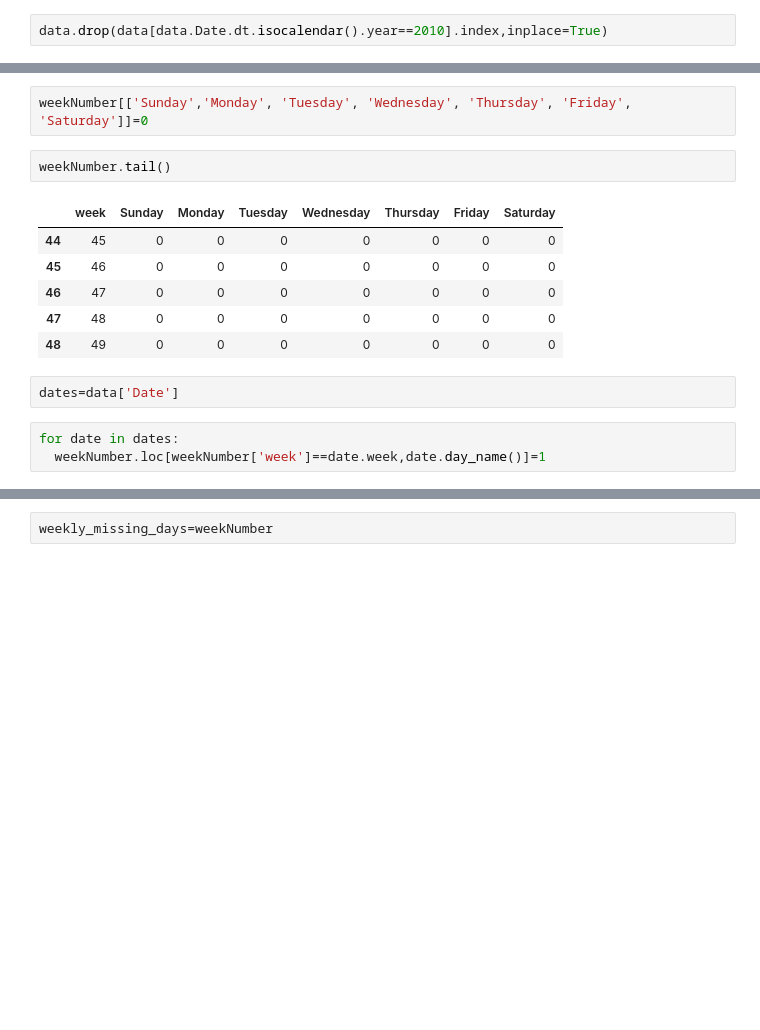
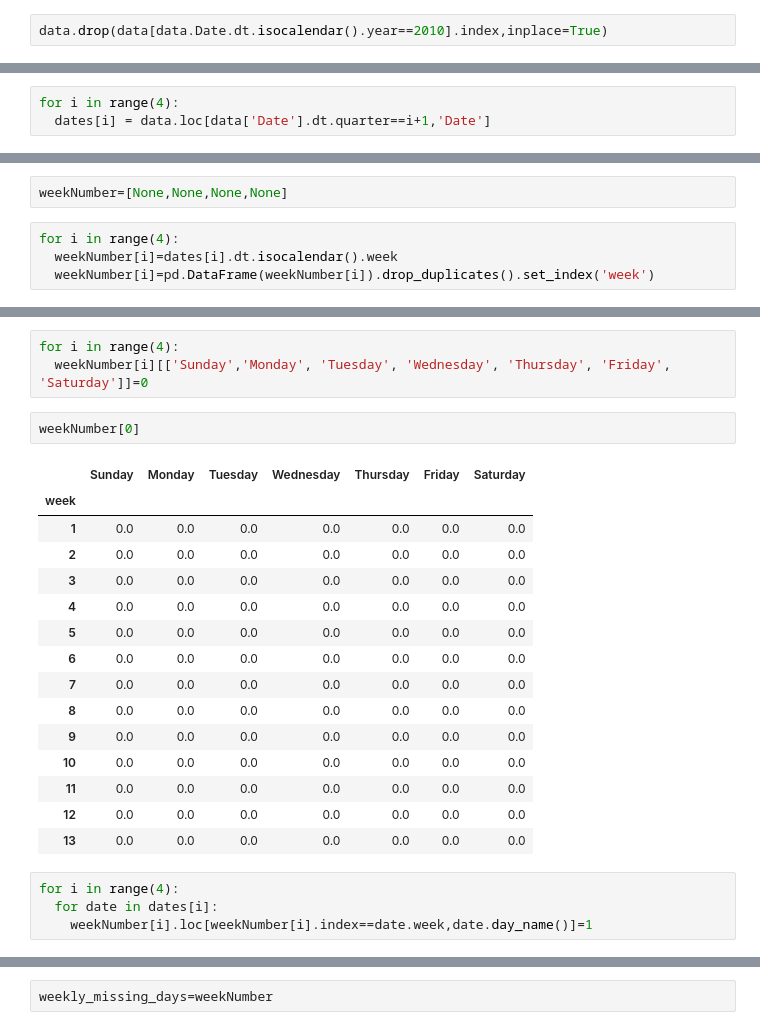
Before and after one commit to rajivsam/cmi_count_data_modeling, a Jupyter notebook: notebooks/week_3_tasks.ipynb, the cells around one changed output, grey strips where cells are left out. Cells and saved outputs as stored; diff of their text form; blank space fills up the shorter version.

```diff
--- a/notebooks/week_3_tasks.ipynb
+++ b/notebooks/week_3_tasks.ipynb
@@ -41,0 +38,3 @@ weekNumber.reset_index(drop=True,inplace=True)
+# %%
+for i in range(4):
+  dates[i] = data.loc[data['Date'].dt.quarter==i+1,'Date']
@@ -41,0 +56,6 @@ weekNumber.reset_index(drop=True,inplace=True)
+# %%
+weekNumber=[None,None,None,None]
+# %%
+for i in range(4):
+  weekNumber[i]=dates[i].dt.isocalendar().week
+  weekNumber[i]=pd.DataFrame(weekNumber[i]).drop_duplicates().set_index('week')
@@ -42,17 +81,26 @@ weekNumber.reset_index(drop=True,inplace=True)
 # %%
-weekNumber[['Sunday','Monday', 'Tuesday', 'Wednesday', 'Thursday', 'Friday', 'Saturday']]=0
+for i in range(4):
+  weekNumber[i][['Sunday','Monday', 'Tuesday', 'Wednesday', 'Thursday', 'Friday', 'Saturday']]=0
 # %%
-weekNumber.tail()
+weekNumber[0]
 # %% [output]
-|  | week | Sunday | Monday | Tuesday | Wednesday | Thursday | Friday | Saturday |
-| 44 | 45 | 0 | 0 | 0 | 0 | 0 | 0 | 0 |
-| 45 | 46 | 0 | 0 | 0 | 0 | 0 | 0 | 0 |
-| 46 | 47 | 0 | 0 | 0 | 0 | 0 | 0 | 0 |
-| 47 | 48 | 0 | 0 | 0 | 0 | 0 | 0 | 0 |
-| 48 | 49 | 0 | 0 | 0 | 0 | 0 | 0 | 0 |
+|  | Sunday | Monday | Tuesday | Wednesday | Thursday | Friday | Saturday |
+| week |  |  |  |  |  |  |  |
+| 1 | 0.0 | 0.0 | 0.0 | 0.0 | 0.0 | 0.0 | 0.0 |
+| 2 | 0.0 | 0.0 | 0.0 | 0.0 | 0.0 | 0.0 | 0.0 |
+| 3 | 0.0 | 0.0 | 0.0 | 0.0 | 0.0 | 0.0 | 0.0 |
+| 4 | 0.0 | 0.0 | 0.0 | 0.0 | 0.0 | 0.0 | 0.0 |
+| 5 | 0.0 | 0.0 | 0.0 | 0.0 | 0.0 | 0.0 | 0.0 |
+| 6 | 0.0 | 0.0 | 0.0 | 0.0 | 0.0 | 0.0 | 0.0 |
+| 7 | 0.0 | 0.0 | 0.0 | 0.0 | 0.0 | 0.0 | 0.0 |
+| 8 | 0.0 | 0.0 | 0.0 | 0.0 | 0.0 | 0.0 | 0.0 |
+| 9 | 0.0 | 0.0 | 0.0 | 0.0 | 0.0 | 0.0 | 0.0 |
+| 10 | 0.0 | 0.0 | 0.0 | 0.0 | 0.0 | 0.0 | 0.0 |
+| 11 | 0.0 | 0.0 | 0.0 | 0.0 | 0.0 | 0.0 | 0.0 |
+| 12 | 0.0 | 0.0 | 0.0 | 0.0 | 0.0 | 0.0 | 0.0 |
+| 13 | 0.0 | 0.0 | 0.0 | 0.0 | 0.0 | 0.0 | 0.0 |
-# %%
-dates=data['Date']
 # %%
-for date in dates:
-  weekNumber.loc[weekNumber['week']==date.week,date.day_name()]=1
+for i in range(4):
+  for date in dates[i]:
+    weekNumber[i].loc[weekNumber[i].index==date.week,date.day_name()]=1
 # %%
```
Also changed, not shown: parts of 17 cells of this notebook.
